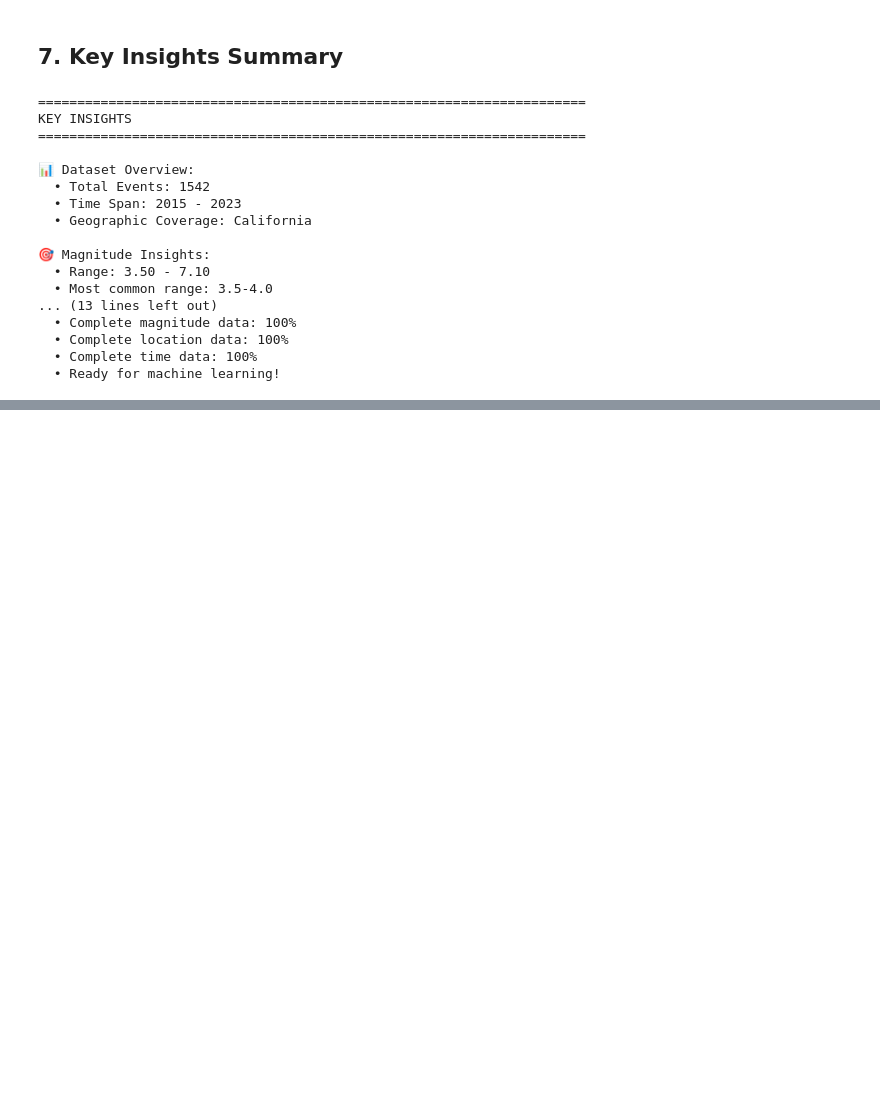
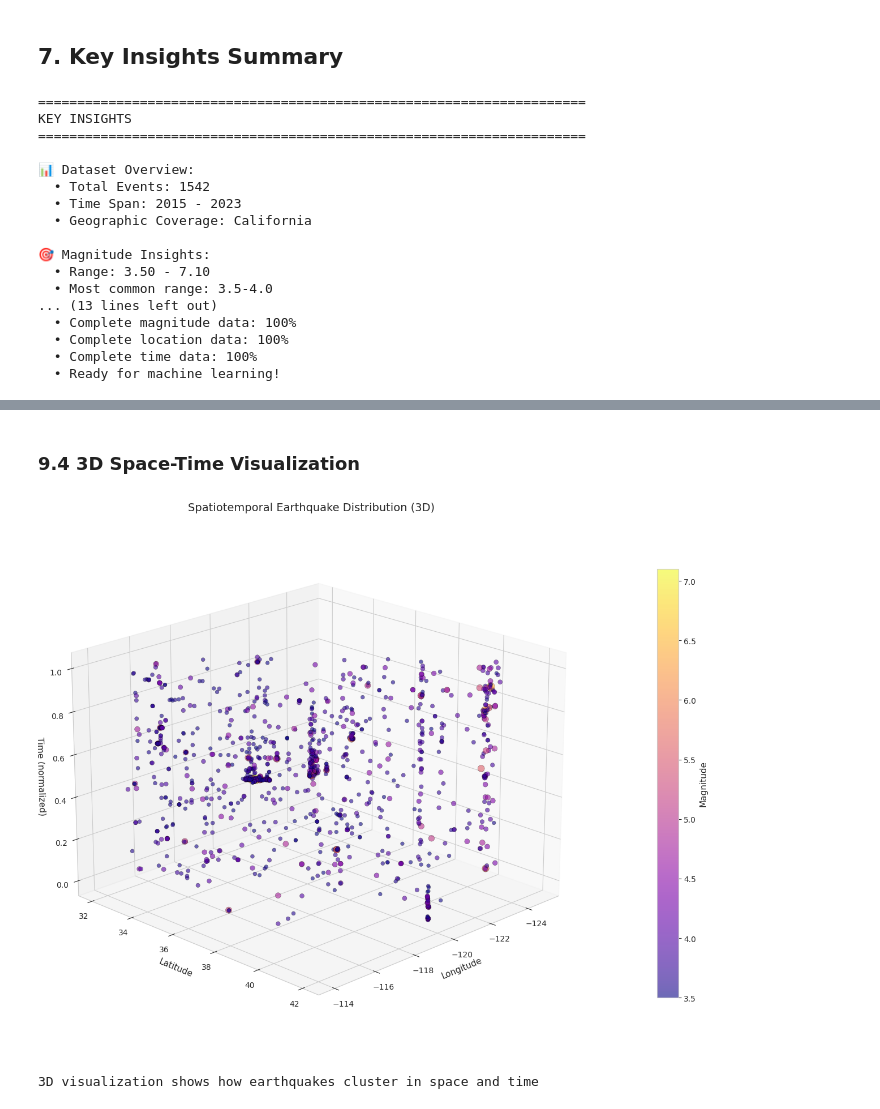
Before and after one commit to IT22000644/Seismic-GNN-Prediction, a Jupyter notebook: notebooks/01_data_explorations.ipynb, the cells around one changed output, grey strips where cells are left out. Saved outputs shown, nothing was run; the diff lists cells and outputs as text; code cells hidden in the pictures; blank space fills up the shorter version.

```diff
--- a/notebooks/01_data_explorations.ipynb
+++ b/notebooks/01_data_explorations.ipynb
@@ -436,0 +553,35 @@ KEY INSIGHTS
+# %% [markdown]
+### 9.4 3D Space-Time Visualization
+# %%
+from mpl_toolkits.mplot3d import Axes3D
+
+fig = plt.figure(figsize=(14, 10))
+ax = fig.add_subplot(111, projection='3d')
+
+# Normalize time to 0-1 scale
+time_normalized = (df['timestamp'] - df['timestamp'].min()) / (df['timestamp'].max() - df['timestamp'].min())
+
+# Plot
+scatter = ax.scatter(df['longitude'], df['latitude'], time_normalized,
+                     c=df['magnitude'], s=df['magnitude']**2.5,
+                     cmap='plasma', alpha=0.6, edgecolors='black', linewidth=0.3)
+
+ax.set_xlabel('Longitude', fontsize=11)
+ax.set_ylabel('Latitude', fontsize=11)
+ax.set_zlabel('Time (normalized)', fontsize=11)
+ax.set_title('Spatiotemporal Earthquake Distribution (3D)', fontsize=14)
+
+# Add colorbar
+cbar = plt.colorbar(scatter, ax=ax, pad=0.1, shrink=0.8)
+cbar.set_label('Magnitude', fontsize=11)
+
+# Improve viewing angle
+ax.view_init(elev=20, azim=45)
+
+plt.tight_layout()
+plt.show()
+
+print("3D visualization shows how earthquakes cluster in space and time")
+# %% [output]
+[figure, added]
+3D visualization shows how earthquakes cluster in space and time
```
Also changed, not shown: parts of 17 cells of this notebook.
